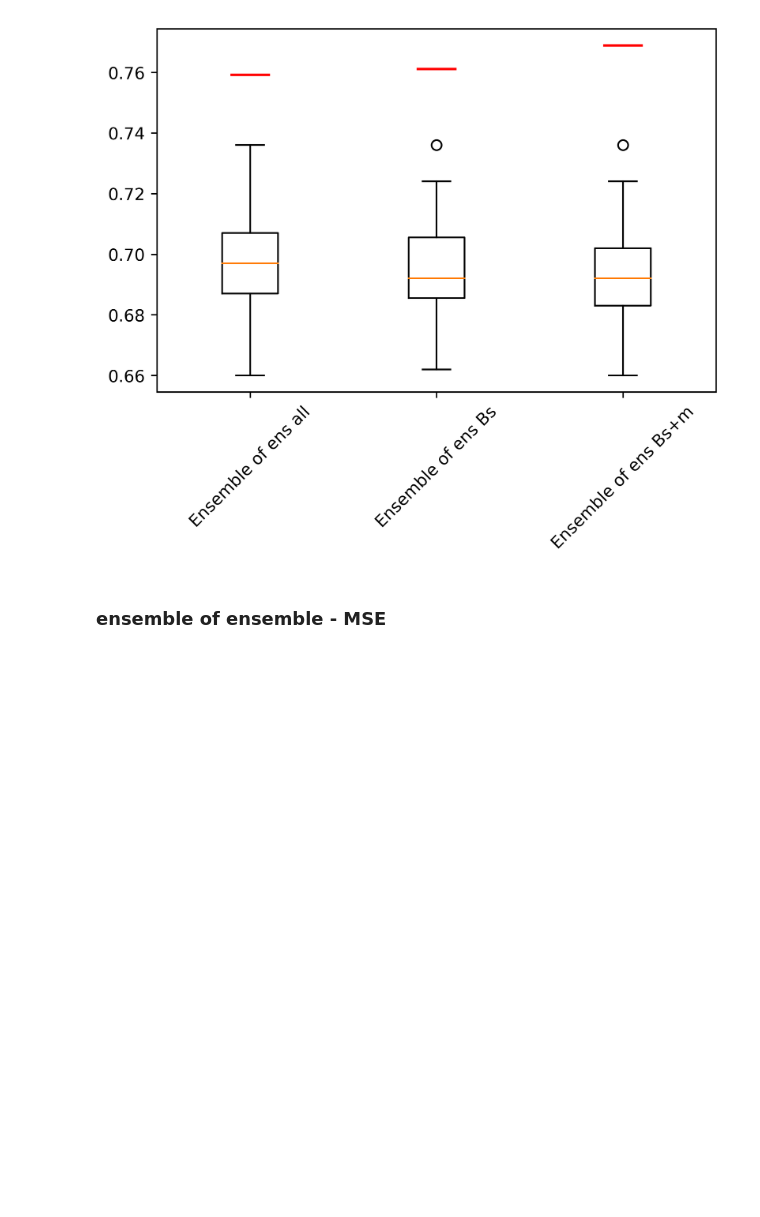
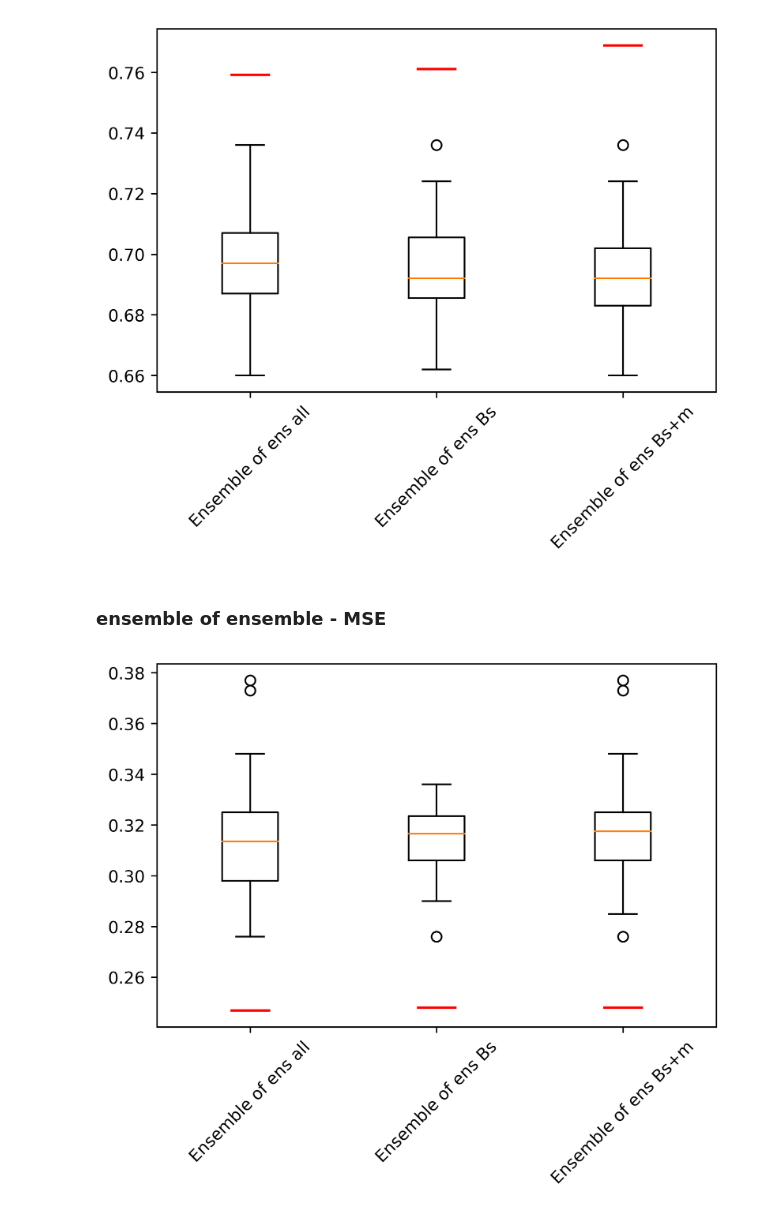
Before and after one commit to emoen/Deep-learning-for-regression-of-cod-otoliths, a Jupyter notebook: results/EFFNetV2_m_middle_mse/EDA test set predictions.ipynb, the cells around one changed output. Saved outputs shown, nothing was run; the diff lists cells and outputs as text; code cells hidden in the pictures; blank space fills up the shorter version.

```diff
--- a/results/EFFNetV2_m_middle_mse/EDA test set predictions.ipynb
+++ b/results/EFFNetV2_m_middle_mse/EDA test set predictions.ipynb
@@ -506,6 +506,15 @@ ens2_acc = list(ens2_acc)
 ens3_acc = itertools.chain(b4_min_acc, b5_min_acc, b6_min_acc, v2_m_middle_acc)
 ens3_acc = list(ens3_acc)
 
+ens1_mse = itertools.chain(b4_min_mse, b5_min_mse, b6_min_mse, v2_m_middle_mse,v2_l_middle_mse, v2_l_all_mse)
+ens1_mse = list(ens1_mse)
+
+ens2_mse = itertools.chain(b4_min_mse, b5_min_mse, b6_min_mse)
+ens2_mse = list(ens2_mse)
+
+ens3_mse = itertools.chain(b4_min_mse, b5_min_mse, b6_min_mse, v2_m_middle_mse)
+ens3_mse = list(ens3_mse)
+
 plt.boxplot([ens1_acc, ens2_acc, ens3_acc])
 plt.plot([0.9, 1.1], [ens_all_acc,ens_all_acc], 'r')
 plt.plot([1.9, 2.1], [ens_B_acc,ens_B_acc], 'r')
@@ -519,13 +528,13 @@ plt.show()
 # %% [markdown]
 ### ensemble of ensemble - MSE
 # %%
-plt.boxplot([b4_min_mse, b5_min_mse, b6_min_mse, v2_m_middle_mse,v2_l_middle_mse, v2_l_all_mse])
-plt.plot([0.9, 1.1], [b4_min_mean_mse,b4_min_mean_mse], 'r')
-plt.plot([1.9, 2.1], [b5_min_mean_mse,b5_min_mean_mse], 'r')
-plt.plot([2.9, 3.1], [b6_min_mean_mse,b6_min_mean_mse], 'r')
-plt.plot([3.9, 4.1], [v2_m_middle_mean_mse,v2_m_middle_mean_mse], 'r')
-plt.plot([4.9, 5.1], [v2_l_middle_mean_mse,v2_l_middle_mean_mse], 'r')
-plt.plot([5.9, 6.1], [v2_l_all_mean_mse,v2_l_all_mean_mse], 'r')
-plt.xticks(range(1,6), ['B4_min', 'B5_min', 'B6_min', 'v2_m_mid', 'v2_l_mid'])
+plt.boxplot([ens1_mse, ens2_mse, ens3_mse])
+plt.plot([0.9, 1.1], [ens_all_mse,ens_all_mse], 'r')
+plt.plot([1.9, 2.1], [ens_B_mse,ens_B_mse], 'r')
+plt.plot([2.9, 3.1], [ens_Bm_mse,ens_Bm_mse], 'r')
+
+plt.xticks(range(1,4), ['Ensemble of ens all', 'Ensemble of ens Bs', 'Ensemble of ens Bs+m'], rotation = 45)
 
 plt.show()
+# %% [output]
+[figure, added]
```
Also changed, not shown: 18 other files.
